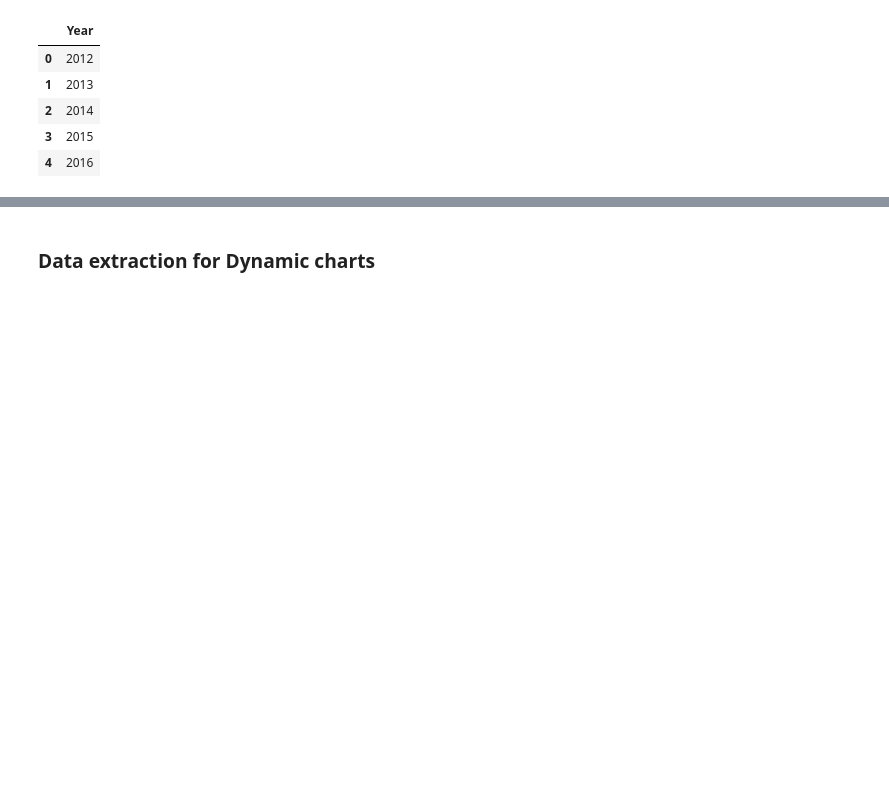
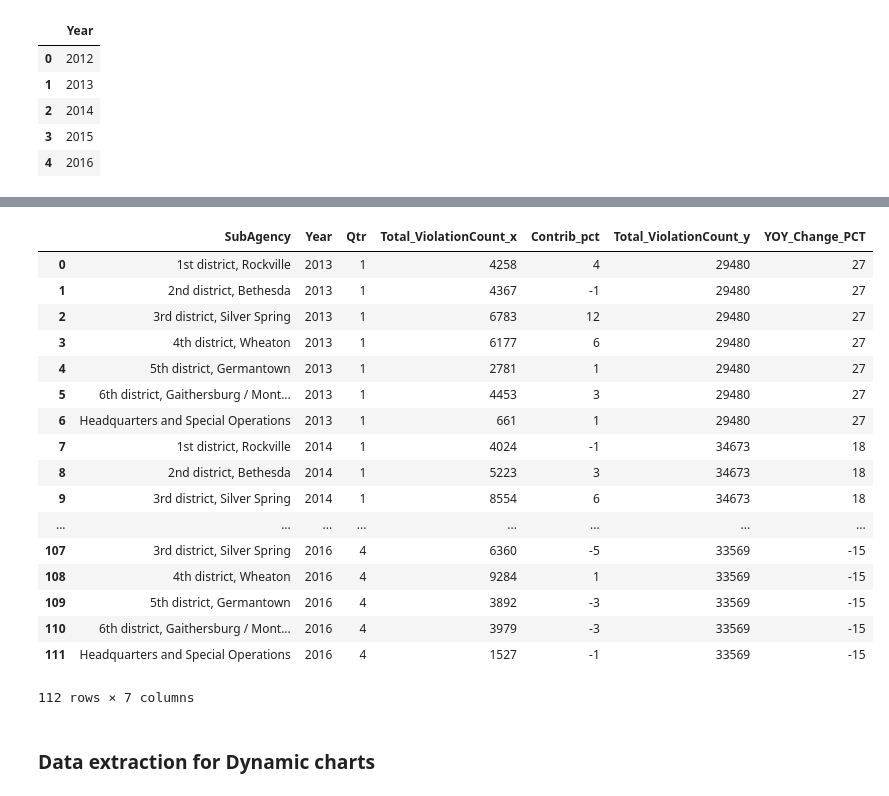
Before and after one commit to sigmanudude/Project2, a Jupyter notebook: dataQueries.ipynb, the cells around one changed output, grey strips where cells are left out. Cells and saved outputs as stored; diff of their text form; code cells hidden in the pictures; blank space fills up the shorter version.

```diff
--- a/dataQueries.ipynb
+++ b/dataQueries.ipynb
@@ -119,7 +119,11 @@ def violation_YOY_Change():
     #merge total violations and yoy df for final df
     df_final = pd.merge(df, df_yoy, on = ['Year','Qtr'])
 
+    #convert YOY to % and round off to two digits
+    df_final.YOY_Change_PCT = (df_final.YOY_Change_PCT * 100).apply(round, 2)
+
+
     return df_final
 
-
-#violation_YOY_Change()
+#
+# violation_YOY_Change()
@@ -134,35 +156,63 @@ def dist_Contrib_YOY():
     df_diff = pd.pivot_table(res, values = "Total_ViolationCount", index = ['SubAgency','Qtr'], columns = ['Year'])
     #calculate difference
     df_diff = df_diff.diff(axis = 1)
 
     # unstack to remove multilevel index
     d = df_diff.unstack().unstack().reset_index()
 
     #drop NAN and reset index
     d.dropna(how = "any", inplace = True)
     d.reset_index()
 
     # extract the data for total values
     df_tot = summarize_YR_QTR()
 
     # iterate to calculat the Contribution %
     df_result = []
     for index, row in d.iterrows():
         pct = (row[0]/(df_tot[(df_tot['Year'] == row.Year-1) & (df_tot.Qtr == row.Qtr)]['Total_ViolationCount'])).iloc[0]
         df_result.append({
             'Year': row.Year,
             'Qtr':row.Qtr,
             'SubAgency':row.SubAgency,
             'Contrib_pct':pct
         })
 
 
     # merge data for violations by district/qtr/year with contribution pct
     df_final = pd.merge(res, pd.DataFrame(df_result), on = ['SubAgency','Qtr','Year'])
 
-    return df_final
+    # merge data for violations by district/qtr/year with contribution pct
+    df_final = pd.merge(res, pd.DataFrame(df_result), on = ['SubAgency','Qtr','Year'])
+    df_YOY = violation_YOY_Change()
+    df_final1 = pd.merge(df_final, df_YOY, on = ['Qtr','Year'])
 
-#dist_Contrib_YOY()
+#     convert the YOY Change and countrib to % and round off
+
+    df_final1.Contrib_pct = (df_final1.Contrib_pct * 100).apply(round, 2)
+    return df_final1
+
+
+dist_Contrib_YOY()
+# %% [output]
+|  | SubAgency | Year | Qtr | Total_ViolationCount_x | Contrib_pct | Total_ViolationCount_y | YOY_Change_PCT |
+| 0 | 1st district, Rockville | 2013 | 1 | 4258 | 4 | 29480 | 27 |
+| 1 | 2nd district, Bethesda | 2013 | 1 | 4367 | -1 | 29480 | 27 |
+| 2 | 3rd district, Silver Spring | 2013 | 1 | 6783 | 12 | 29480 | 27 |
+| 3 | 4th district, Wheaton | 2013 | 1 | 6177 | 6 | 29480 | 27 |
+| 4 | 5th district, Germantown | 2013 | 1 | 2781 | 1 | 29480 | 27 |
+| 5 | 6th district, Gaithersburg / Mont... | 2013 | 1 | 4453 | 3 | 29480 | 27 |
+| 6 | Headquarters and Special Operations | 2013 | 1 | 661 | 1 | 29480 | 27 |
+| 7 | 1st district, Rockville | 2014 | 1 | 4024 | -1 | 34673 | 18 |
+| 8 | 2nd district, Bethesda | 2014 | 1 | 5223 | 3 | 34673 | 18 |
+| 9 | 3rd district, Silver Spring | 2014 | 1 | 8554 | 6 | 34673 | 18 |
+| ... | ... | ... | ... | ... | ... | ... | ... |
+| 107 | 3rd district, Silver Spring | 2016 | 4 | 6360 | -5 | 33569 | -15 |
+| 108 | 4th district, Wheaton | 2016 | 4 | 9284 | 1 | 33569 | -15 |
+| 109 | 5th district, Germantown | 2016 | 4 | 3892 | -3 | 33569 | -15 |
+| 110 | 6th district, Gaithersburg / Mont... | 2016 | 4 | 3979 | -3 | 33569 | -15 |
+| 111 | Headquarters and Special Operations | 2016 | 4 | 1527 | -1 | 33569 | -15 |
+112 rows × 7 columns
 # %% [markdown]
 ### Data extraction for Dynamic charts
 # %%
```
Also changed, not shown: parts of 2 cells of this notebook, 3 other files.
